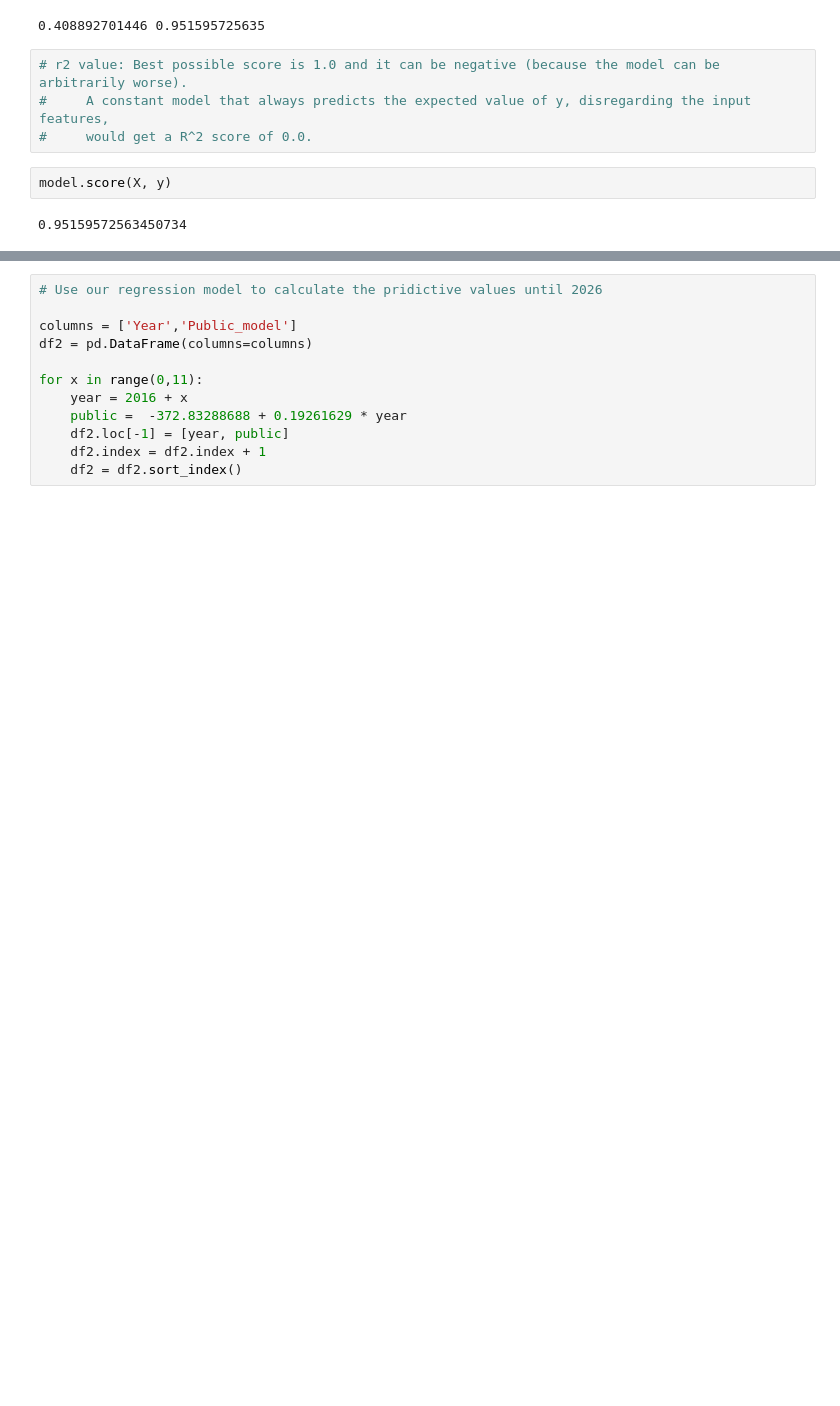
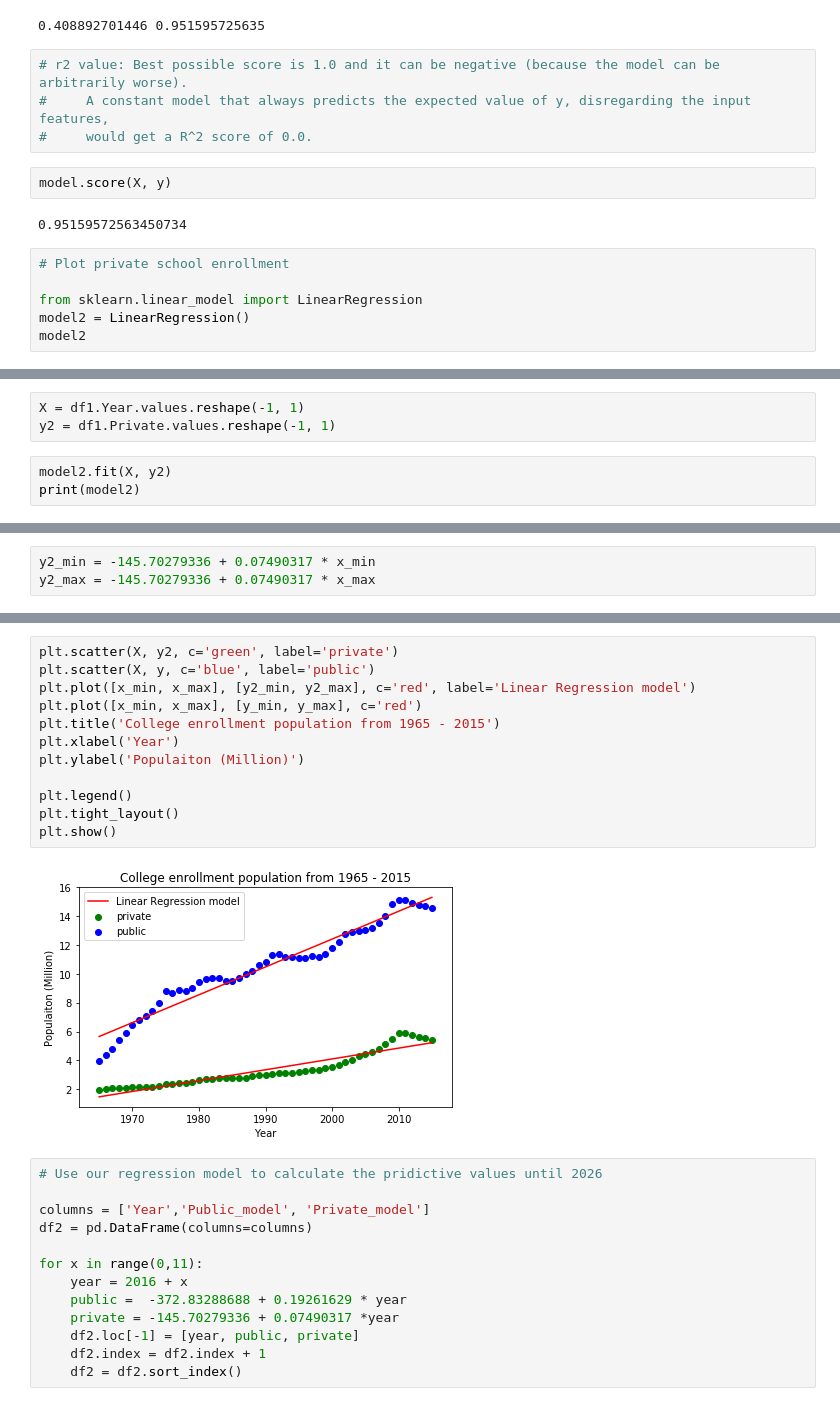
Before and after one commit to EmilySakata/finincing_education, a Jupyter notebook: Linear Regression model.ipynb, the cells around one changed output, grey strips where cells are left out. Cells and saved outputs as stored; diff of their text form; blank space fills up the shorter version.

```diff
--- a/Linear Regression model.ipynb
+++ b/Linear Regression model.ipynb
@@ -94,3 +93,9 @@ print(mse, r2)
 model.score(X, y)
 # %% [output]
 0.95159572563450734
+# %%
+# Plot private school enrollment
+
+from sklearn.linear_model import LinearRegression
+model2 = LinearRegression()
+model2
@@ -96,0 +104,6 @@ model.score(X, y)
+# %%
+X = df1.Year.values.reshape(-1, 1)
+y2 = df1.Private.values.reshape(-1, 1)
+# %%
+model2.fit(X, y2)
+print(model2)
@@ -96,0 +123,3 @@ model.score(X, y)
+# %%
+y2_min = -145.70279336 + 0.07490317 * x_min
+y2_max = -145.70279336 + 0.07490317 * x_max
@@ -97,13 +141,28 @@ model.score(X, y)
+# %%
+plt.scatter(X, y2, c='green', label='private')
+plt.scatter(X, y, c='blue', label='public')
+plt.plot([x_min, x_max], [y2_min, y2_max], c='red', label='Linear Regression model')
+plt.plot([x_min, x_max], [y_min, y_max], c='red')
+plt.title('College enrollment population from 1965 - 2015')
+plt.xlabel('Year')
+plt.ylabel('Populaiton (Million)')
+
+plt.legend()
+plt.tight_layout()
+plt.show()
+# %% [output]
+[figure, added]
 # %%
 # Use our regression model to calculate the pridictive values until 2026
 
-columns = ['Year','Public_model']
+columns = ['Year','Public_model', 'Private_model']
 df2 = pd.DataFrame(columns=columns)
 
 for x in range(0,11):
     year = 2016 + x
     public =  -372.83288688 + 0.19261629 * year
-    df2.loc[-1] = [year, public]
+    private = -145.70279336 + 0.07490317 *year
+    df2.loc[-1] = [year, public, private]
     df2.index = df2.index + 1
     df2 = df2.sort_index()
 # %%
```
Also changed, not shown: parts of 11 cells of this notebook.
